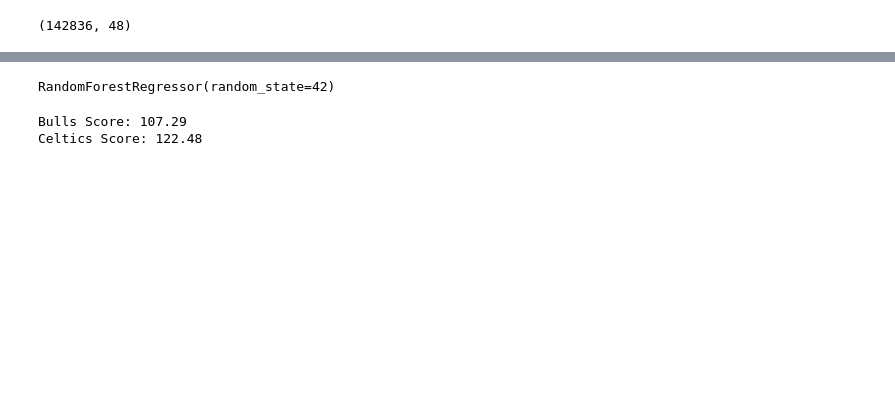
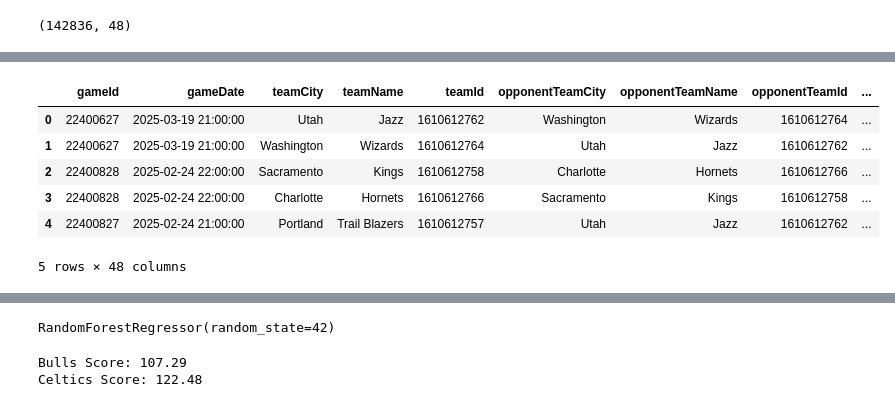
Before and after one commit to pshukl21/CollabProject, a Jupyter notebook: nbaModel.ipynb, the cells around one changed output, grey strips where cells are left out. Saved outputs shown, nothing was run; the diff lists cells and outputs as text; code cells hidden in the pictures; blank space fills up the shorter version.

```diff
--- a/nbaModel.ipynb
+++ b/nbaModel.ipynb
@@ -70,7 +59,7 @@ round(df.groupby(by='TEAM_ABBREVIATION').agg("mean", numeric_only=True).drop(col
 # %%
 # dataset - https://www.kaggle.com/datasets/eoinamoore/historical-nba-data-and-player-box-scores/
 team_stats_data_path = os.path.join(notebook_directory,'data','TeamStatistics.csv')
-teams_df = pd.read_csv(team_stats_data_path)
-np.shape(teams_df)
+df_teams = pd.read_csv(team_stats_data_path)
+np.shape(df_teams)
 # %% [output]
 (142836, 48)
@@ -76,0 +83,10 @@ np.shape(teams_df)
+# %%
+df_teams.head()
+# %% [output]
+|  | gameId | gameDate | teamCity | teamName | teamId | opponentTeamCity | opponentTeamName | opponentTeamId | ... |
+| 0 | 22400627 | 2025-03-19 21:00:00 | Utah | Jazz | 1610612762 | Washington | Wizards | 1610612764 | ... |
+| 1 | 22400627 | 2025-03-19 21:00:00 | Washington | Wizards | 1610612764 | Utah | Jazz | 1610612762 | ... |
+| 2 | 22400828 | 2025-02-24 22:00:00 | Sacramento | Kings | 1610612758 | Charlotte | Hornets | 1610612766 | ... |
+| 3 | 22400828 | 2025-02-24 22:00:00 | Charlotte | Hornets | 1610612766 | Sacramento | Kings | 1610612758 | ... |
+| 4 | 22400827 | 2025-02-24 21:00:00 | Portland | Trail Blazers | 1610612757 | Utah | Jazz | 1610612762 | ... |
+5 rows × 48 columns
```
Also changed, not shown: parts of 9 cells of this notebook.
